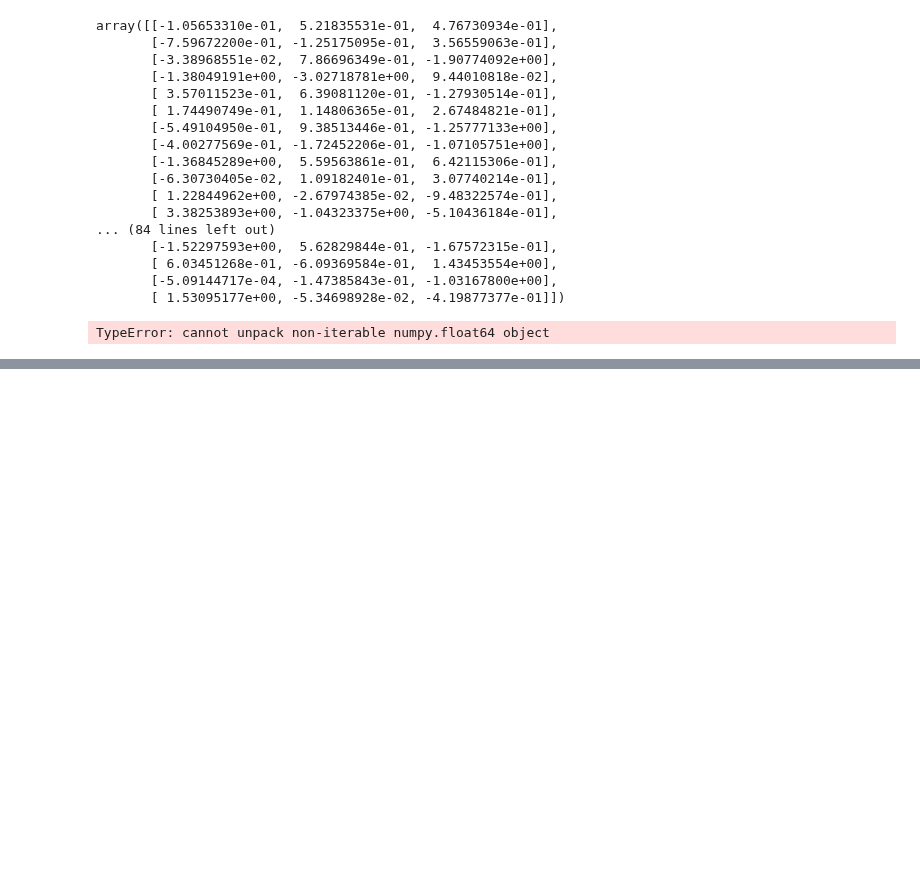
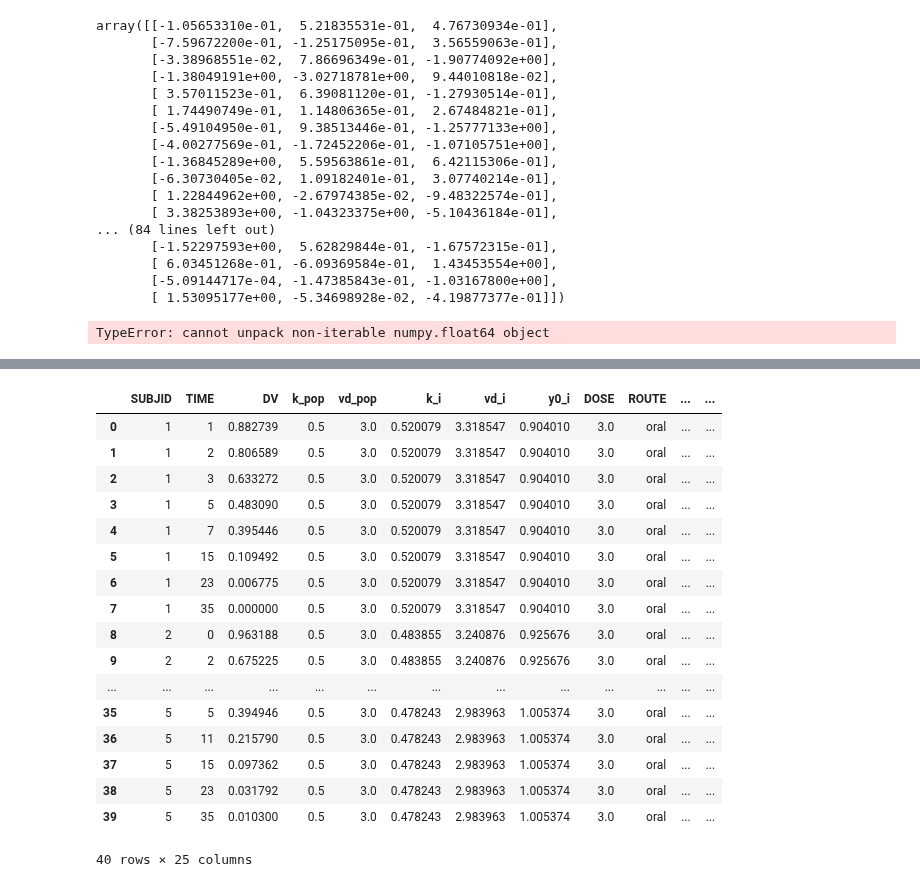
Before and after one commit to kelleyjbrady/NiceODE, a Jupyter notebook: Untitled-1.ipynb, the cells around one changed output, grey strips where cells are left out. Drawn from its saved outputs; the diff is of its cells as text; code cells hidden in the pictures; blank space fills up the shorter version.

```diff
--- a/Untitled-1.ipynb
+++ b/Untitled-1.ipynb
@@ -86,0 +396,5 @@ j = arbitrary_objective_function(params = (1,2,3,4,5,6), data = pd.DataFrame())
+# %%
+subject_age = toy_df.groupby('SUBJID')['AGE'].first().reset_index()
+subject_wt = toy_df.groupby('SUBJID')['WT'].first().reset_index()
+# %%
+toy_df['TIME'] = toy_df.groupby('SUBJID').cumcount()
@@ -86,0 +419,6 @@ j = arbitrary_objective_function(params = (1,2,3,4,5,6), data = pd.DataFrame())
+# %%
+toy_df_out = (toy_df
+ .drop(columns = ['AGE', 'WT'])
+ .merge(subject_age, how = 'left', on = 'SUBJID' )
+ .merge(subject_wt, how = 'left', on = 'SUBJID' )
+ )
@@ -86,0 +438,21 @@ j = arbitrary_objective_function(params = (1,2,3,4,5,6), data = pd.DataFrame())
+# %%
+toy_df_out[['SUBJID', 'TIME', 'DV', 'k_pop', 'vd_pop', 'k_i', 'vd_i', ]]
+# %% [output]
+|  | SUBJID | TIME | DV | k_pop | vd_pop | k_i | vd_i | y0_i | DOSE | ROUTE | ... | ... |
+| 0 | 1 | 1 | 0.882739 | 0.5 | 3.0 | 0.520079 | 3.318547 | 0.904010 | 3.0 | oral | ... | ... |
+| 1 | 1 | 2 | 0.806589 | 0.5 | 3.0 | 0.520079 | 3.318547 | 0.904010 | 3.0 | oral | ... | ... |
+| 2 | 1 | 3 | 0.633272 | 0.5 | 3.0 | 0.520079 | 3.318547 | 0.904010 | 3.0 | oral | ... | ... |
+| 3 | 1 | 5 | 0.483090 | 0.5 | 3.0 | 0.520079 | 3.318547 | 0.904010 | 3.0 | oral | ... | ... |
+| 4 | 1 | 7 | 0.395446 | 0.5 | 3.0 | 0.520079 | 3.318547 | 0.904010 | 3.0 | oral | ... | ... |
+| 5 | 1 | 15 | 0.109492 | 0.5 | 3.0 | 0.520079 | 3.318547 | 0.904010 | 3.0 | oral | ... | ... |
+| 6 | 1 | 23 | 0.006775 | 0.5 | 3.0 | 0.520079 | 3.318547 | 0.904010 | 3.0 | oral | ... | ... |
+| 7 | 1 | 35 | 0.000000 | 0.5 | 3.0 | 0.520079 | 3.318547 | 0.904010 | 3.0 | oral | ... | ... |
+| 8 | 2 | 0 | 0.963188 | 0.5 | 3.0 | 0.483855 | 3.240876 | 0.925676 | 3.0 | oral | ... | ... |
+| 9 | 2 | 2 | 0.675225 | 0.5 | 3.0 | 0.483855 | 3.240876 | 0.925676 | 3.0 | oral | ... | ... |
+| ... | ... | ... | ... | ... | ... | ... | ... | ... | ... | ... | ... | ... |
+| 35 | 5 | 5 | 0.394946 | 0.5 | 3.0 | 0.478243 | 2.983963 | 1.005374 | 3.0 | oral | ... | ... |
+| 36 | 5 | 11 | 0.215790 | 0.5 | 3.0 | 0.478243 | 2.983963 | 1.005374 | 3.0 | oral | ... | ... |
+| 37 | 5 | 15 | 0.097362 | 0.5 | 3.0 | 0.478243 | 2.983963 | 1.005374 | 3.0 | oral | ... | ... |
+| 38 | 5 | 23 | 0.031792 | 0.5 | 3.0 | 0.478243 | 2.983963 | 1.005374 | 3.0 | oral | ... | ... |
+| 39 | 5 | 35 | 0.010300 | 0.5 | 3.0 | 0.478243 | 2.983963 | 1.005374 | 3.0 | oral | ... | ... |
+40 rows × 25 columns
```
Also changed, not shown: parts of 28 cells of this notebook, 3 other files.
